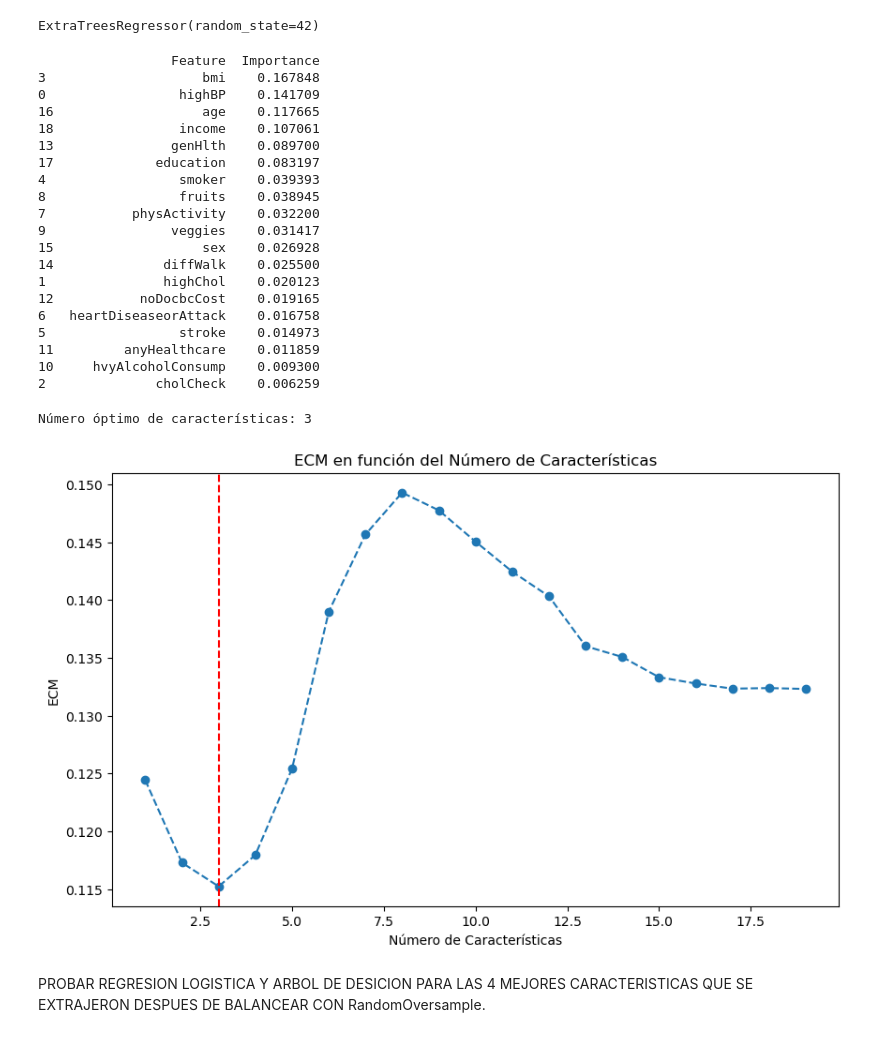
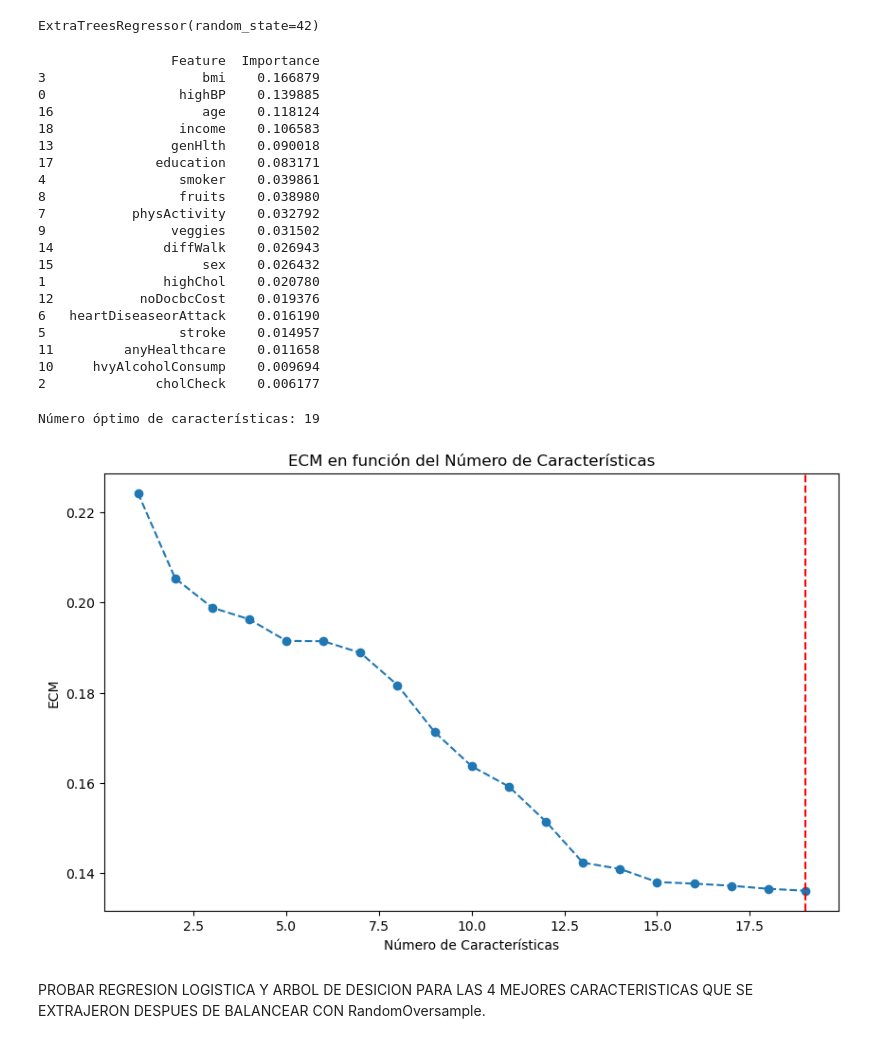
Before and after one commit to juanlt9905/machineLearning2025, a Jupyter notebook: balanceoRandOv_y_seleccionExRegTree.ipynb, the cells around one changed output. Saved outputs shown, nothing was run; the diff lists cells and outputs as text; code cells hidden in the pictures.

```diff
--- a/balanceoRandOv_y_seleccionExRegTree.ipynb
+++ b/balanceoRandOv_y_seleccionExRegTree.ipynb
@@ -157,3 +157,15 @@ print ("after resampling {}".format(Counter(y_train_res)))
 # %% [output]
 before resampling Counter({0.0: 160225, 1.0: 30035})
 after resampling Counter({0.0: 160225, 1.0: 160225})
+# %%
+##Utilizar un clasificador supervizado para asignar importancia a las caracteristicas.
+
+
+from sklearn.ensemble import ExtraTreesClassifier
+from sklearn.metrics import mean_squared_error
+from sklearn.model_selection import train_test_split
+
+
+# Entrenar el modelo ExtraTreesClassificator1
+model_classificator = ExtraTreesClassifier(n_estimators=100, random_state=42) ##ensamble de 100 arboles
+model_classificator.fit(X_train_res, y_train_res)
@@ -160,19 +246,19 @@ after resampling Counter({0.0: 160225, 1.0: 160225})
 # %%
-#Veremos ahora las caracteristicas mas importantes de este dataset balanceado:
+#Veremos ahora las caracteristicas mas importantes de este dataset balanceado *****ExtraTreeRegressor:
 
 from sklearn.ensemble import ExtraTreesRegressor
 from sklearn.metrics import mean_squared_error
 
 # Entrenar el modelo ExtraTreesRegressor
-model = ExtraTreesRegressor(n_estimators=100, random_state=42) ##ensamble de 100 arboles
-model.fit(X_train_res, y_train_res)
+model_regressor = ExtraTreesRegressor(n_estimators=100, random_state=42) ##ensamble de 100 arboles
+model_regressor.fit(X_train_res, y_train_res)
 # %% [output]
 ExtraTreesRegressor(random_state=42)
 # %%
 # Obtener las importancias de las características
 
 ##Significado de importacia: reduccion de indice gini de cada caracteristica.
-importances = model.feature_importances_
+importances = model_regressor.feature_importances_
 
 # Crear un DataFrame con las características y sus importancias
 feature_importances = pd.DataFrame({"Feature": X.columns, "Importance": importances})
@@ -184,59 +270,65 @@ feature_importances = feature_importances.sort_values(by="Importance", ascending
 print(feature_importances)
 # %% [output]
                  Feature  Importance
-3                    bmi    0.167848
-0                 highBP    0.141709
-16                   age    0.117665
-18                income    0.107061
-13               genHlth    0.089700
-17             education    0.083197
-4                 smoker    0.039393
-8                 fruits    0.038945
-7           physActivity    0.032200
-9                veggies    0.031417
-15                   sex    0.026928
-14              diffWalk    0.025500
-1               highChol    0.020123
-12           noDocbcCost    0.019165
-6   heartDiseaseorAttack    0.016758
-5                 stroke    0.014973
-11         anyHealthcare    0.011859
-10     hvyAlcoholConsump    0.009300
-2              cholCheck    0.006259
+3                    bmi    0.166879
+0                 highBP    0.139885
+16                   age    0.118124
+18                income    0.106583
+13               genHlth    0.090018
+17             education    0.083171
+4                 smoker    0.039861
+8                 fruits    0.038980
+7           physActivity    0.032792
+9                veggies    0.031502
+14              diffWalk    0.026943
+15                   sex    0.026432
+1               highChol    0.020780
+12           noDocbcCost    0.019376
+6   heartDiseaseorAttack    0.016190
+5                 stroke    0.014957
+11         anyHealthcare    0.011658
+10     hvyAlcoholConsump    0.009694
+2              cholCheck    0.006177
 # %%
 # Ahora evaluaremos le modelo de ensamble variando el numero de caracteristicas para evaluar su rendimiento.
 
 results = []
 for i in range(1, len(feature_importances) + 1):
     selected_features = feature_importances["Feature"][:i]
-    X_train_selected = X_train[selected_features]
+    X_train_selected = X_train_res[selected_features]
     X_test_selected = X_test[selected_features]
 
-    model.fit(X_train_selected, y_train)
-    y_pred = model.predict(X_test_selected)
+    model_regressor.fit(X_train_selected, y_train_res)
+    y_pred = model_regressor.predict(X_test_selected)
     mse = mean_squared_error(y_test, y_pred)
     results.append((i, mse))
 
 # Convertir los resultados a un DataFrame
 results_df = pd.DataFrame(results, columns=["Number of Features", "MSE"])
 
 # Encontrar el número óptimo de características
 optimal_features = results_df.loc[results_df["MSE"].idxmin(), "Number of Features"]
 print(f"Número óptimo de características: {optimal_features}")
 
 # Graficar el ECM en función del número de características
 plt.figure(figsize=(10, 6))
 plt.plot(
     results_df["Number of Features"], results_df["MSE"], marker="o", linestyle="--"
 )
 plt.xlabel("Número de Características")
 plt.ylabel("ECM")
 plt.title("ECM en función del Número de Características")
 plt.axvline(optimal_features, color="r", linestyle="--")
 plt.show()
+
+# Guarda el df con la importancia
+feature_importances.to_csv('feature_importances_extratreeregressor_RandOverSampler.csv', index=False)
+
+# Guarda el df con los resultados de MSE
+results_df.to_csv('results_extratreeregressor_RandOverSampler.csv', index=False)
 # %% [output]
-Número óptimo de características: 3
+Número óptimo de características: 19
-[figure, old version]
+[figure, new version]
 # %% [markdown]
 PROBAR REGRESION LOGISTICA Y ARBOL DE DESICION PARA LAS 4 MEJORES CARACTERISTICAS QUE SE EXTRAJERON DESPUES DE BALANCEAR CON RandomOversample.
 # %%
```
Also changed, not shown: parts of 2 cells of this notebook, 11 other files.
